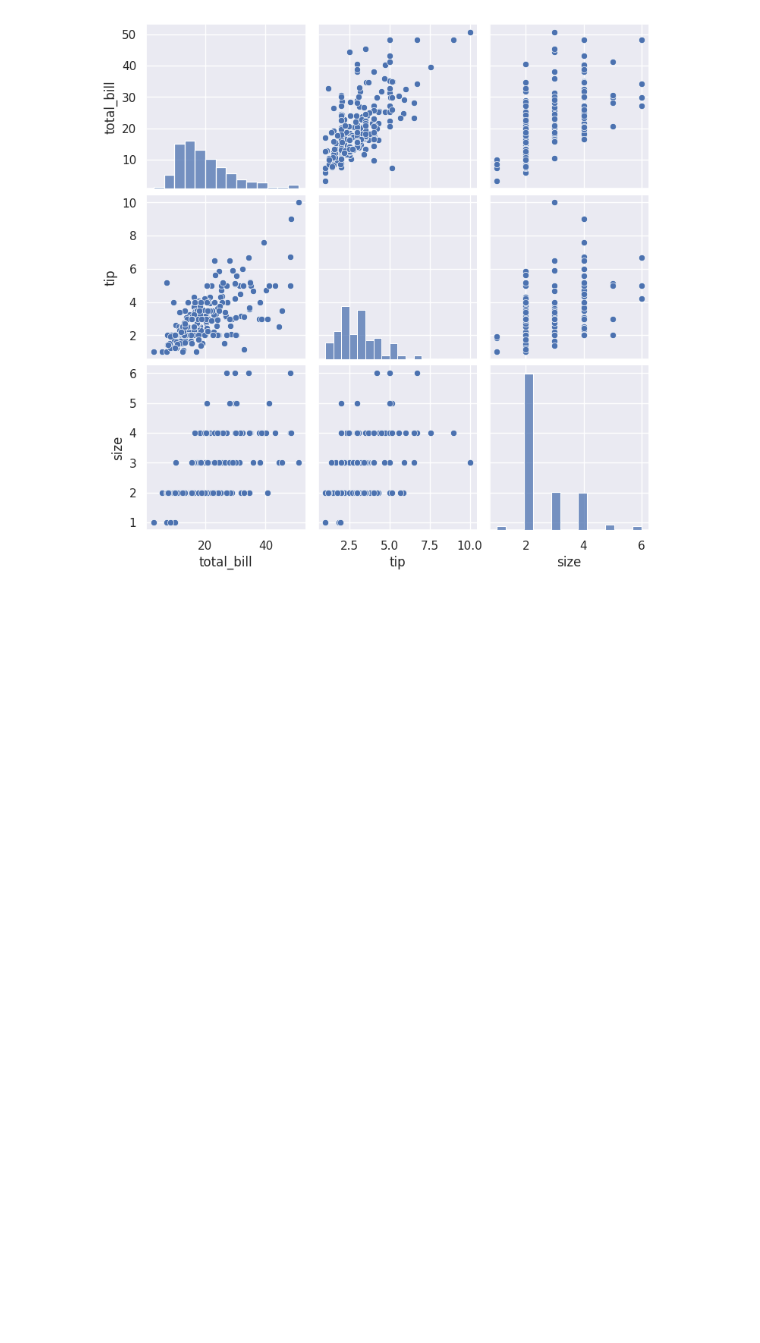
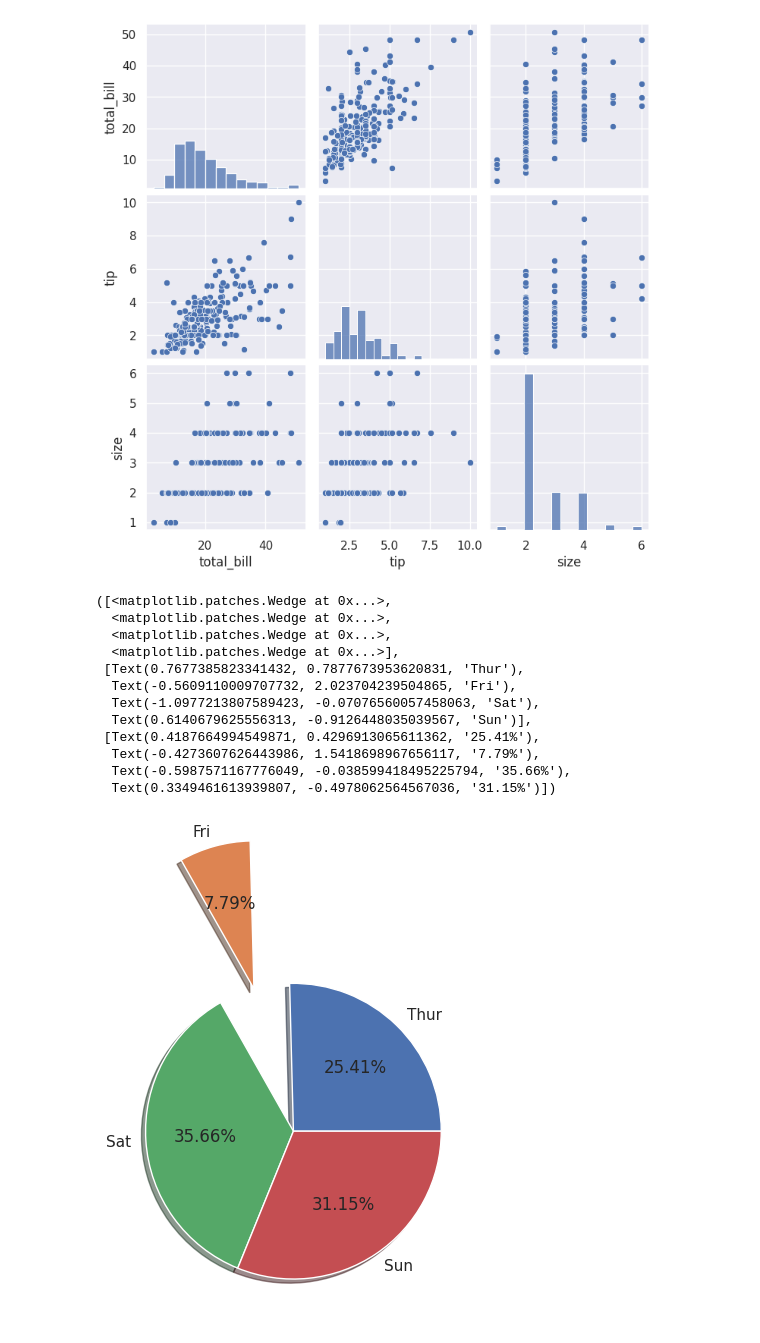
Before and after one commit to rubinpeter/AIML, a Jupyter notebook: Visualization.ipynb, the cells around one changed output. Cells and saved outputs as stored; diff of their text form; code cells hidden in the pictures; blank space fills up the shorter version.

```diff
--- a/Visualization.ipynb
+++ b/Visualization.ipynb
@@ -250,3 +250,20 @@ sns.pairplot(tips_df)
 # %% [output]
 <seaborn.axisgrid.PairGrid at 0x...>
 [figure]
+# %%
+tips_series=tips_df.groupby('day')['day'].count()
+plt.pie(tips_series,labels=tips_series.index,autopct='%0.2f%%',shadow=True,explode=[0,1,0,0])
+# %% [output]
+([<matplotlib.patches.Wedge at 0x...>,
+  <matplotlib.patches.Wedge at 0x...>,
+  <matplotlib.patches.Wedge at 0x...>,
+  <matplotlib.patches.Wedge at 0x...>],
+ [Text(0.7677385823341432, 0.7877673953620831, 'Thur'),
+  Text(-0.5609110009707732, 2.023704239504865, 'Fri'),
+  Text(-1.0977213807589423, -0.07076560057458063, 'Sat'),
+  Text(0.6140679625556313, -0.9126448035039567, 'Sun')],
+ [Text(0.4187664994549871, 0.4296913065611362, '25.41%'),
+  Text(-0.4273607626443986, 1.5418698967656117, '7.79%'),
+  Text(-0.5987571167776049, -0.038599418495225794, '35.66%'),
+  Text(0.3349461613939807, -0.4978062564567036, '31.15%')])
+[figure, added]
```
Also changed, not shown: parts of 2 cells of this notebook.
